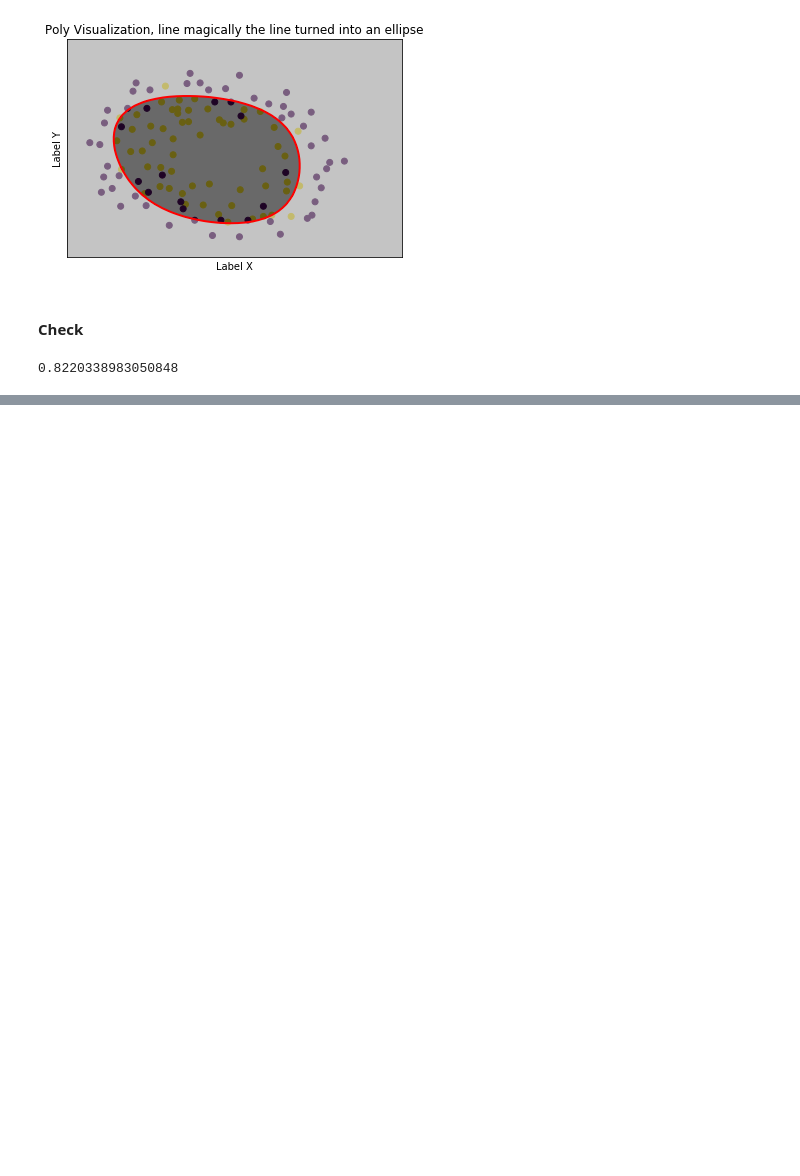
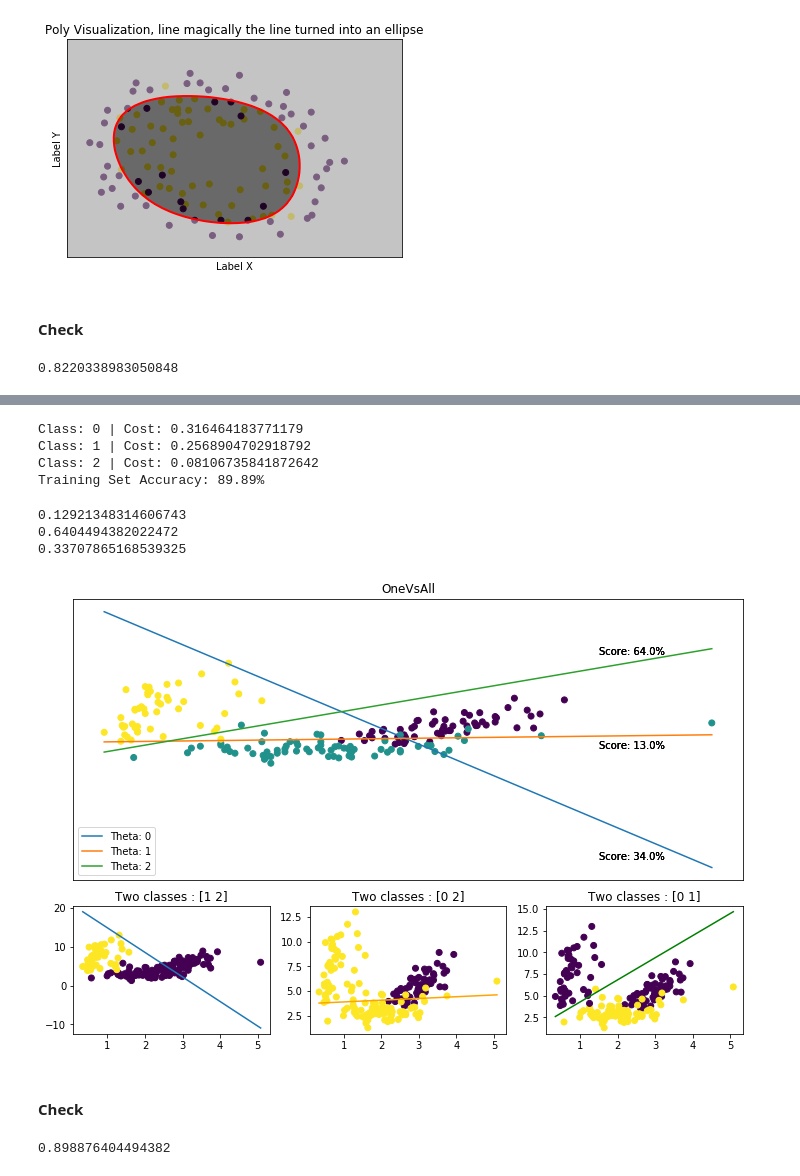
Before and after one commit to beifa/ML-models, a Jupyter notebook: Logistic_Regression.ipynb, the cells around one changed output, grey strips where cells are left out. Cells and saved outputs as stored; diff of their text form; code cells hidden in the pictures; blank space fills up the shorter version.

```diff
--- a/Logistic_Regression.ipynb
+++ b/Logistic_Regression.ipynb
@@ -397,0 +431,3 @@ log.score(X_poly, y)
+# %%
+m, n = X.shape
+X = np.concatenate([np.ones((m, 1)), X], axis=1)
@@ -397,0 +474,76 @@ log.score(X_poly, y)
+# %%
+#Score for all
+all_theta = oneVsall(X, y, 3, 1)
+pred = predict_oneVsall(all_theta, X)
+print('Training Set Accuracy: {:.2f}%'.format(np.mean(pred == y.ravel()) * 100))
+# %% [output]
+Class: 0 | Cost: 0.316464183771179
+Class: 1 | Cost: 0.2568904702918792
+Class: 2 | Cost: 0.08106735841872642
+Training Set Accuracy: 89.89%
+# %%
+#точьность каждого класса в отдельности по сравнению с другими
+def predict(X, theta):
+  #predict
+  return np.round(sigmoid(np.dot(X, theta)))
+
+scores = []
+for i in range(len(all_theta)):
+  score = float(np.sum(predict(X, all_theta[i]) == y))/ float(len(y))
+  scores.append(score)
+  print(score)
+# %% [output]
+0.12921348314606743
+0.6404494382022472
+0.33707865168539325
+# %%
+gridsize = (3, 3)
+fig = plt.figure(figsize=(12, 8))
+ax1 = plt.subplot2grid(gridsize, (0, 0), colspan=3, rowspan=2)
+ax2 = plt.subplot2grid(gridsize, (2, 0))
+ax3 = plt.subplot2grid(gridsize, (2, 1))
+ax4 = plt.subplot2grid(gridsize, (2, 2))
+
+#__________plot__________
+ax1.scatter(X[:, 1], X[:, 2], c = y)
+plot_x = np.array([np.min(X[:, 1]), np.max(X[:, 1])])
+for i in range(len(all_theta)):
+  theta = all_theta[i]
+  plot_y = (-1. / theta[2]) * (theta[1] * plot_x + theta[0])
+  ax1.plot(plot_x, plot_y, label = 'Theta: ' + str(i) )
+  #Scores
+  ax1.text(x =4.2, y =3, s = 'Score: {}%'.format(np.round(scores[0], 2) * 100))
+  ax1.text(x =4.2, y =14, s = 'Score: {}%'.format(np.round(scores[1], 2) * 100))
+  ax1.text(x =4.2, y =-10, s = 'Score: {}%'.format(np.round(scores[2], 2) * 100))
+  ax1.legend()
+  #  plot line for small figure
+  if i == 0:
+    yy = np.where(y != i, y, 1) #conver two class
+    ax2.scatter(X[:, 1], X[:, 2], c = yy)
+    plot_y = (-1. / theta[2]) * (theta[1] * plot_x + theta[0])
+    ax2.plot(plot_x, plot_y)
+    ax2.set_title('Two classes : ' + str(np.unique(yy)))
+  elif i == 1:
+    yy = np.where(y != i, y, 2)
+    ax3.scatter(X[:, 1], X[:, 2], c = yy)
+    plot_y = (-1. / theta[2]) * (theta[1] * plot_x + theta[0])
+    ax3.plot(plot_x, plot_y, c = 'orange')
+    ax3.set_title('Two classes : ' + str(np.unique(yy)))
+  else:
+    yy = np.where(y != i, y, 0)
+    ax4.scatter(X[:, 1], X[:, 2], c = yy)
+    plot_y = (-1. / theta[2]) * (theta[1] * plot_x + theta[0])
+    ax4.plot(plot_x, plot_y, c = 'g')
+    ax4.set_title('Two classes : ' + str(np.unique(yy)))
+ax1.set_xticks(())
+ax1.set_yticks(())
+ax1.set_title('OneVsAll');
+# %% [output]
+[figure, added]
+# %% [markdown]
+#### Check
+# %%
+clf = OneVsRestClassifier(LogisticRegression(solver='lbfgs')).fit(X,y)
+clf.score(X, y)
+# %% [output]
+0.898876404494382
```
Also changed, not shown: parts of 12 cells of this notebook.
